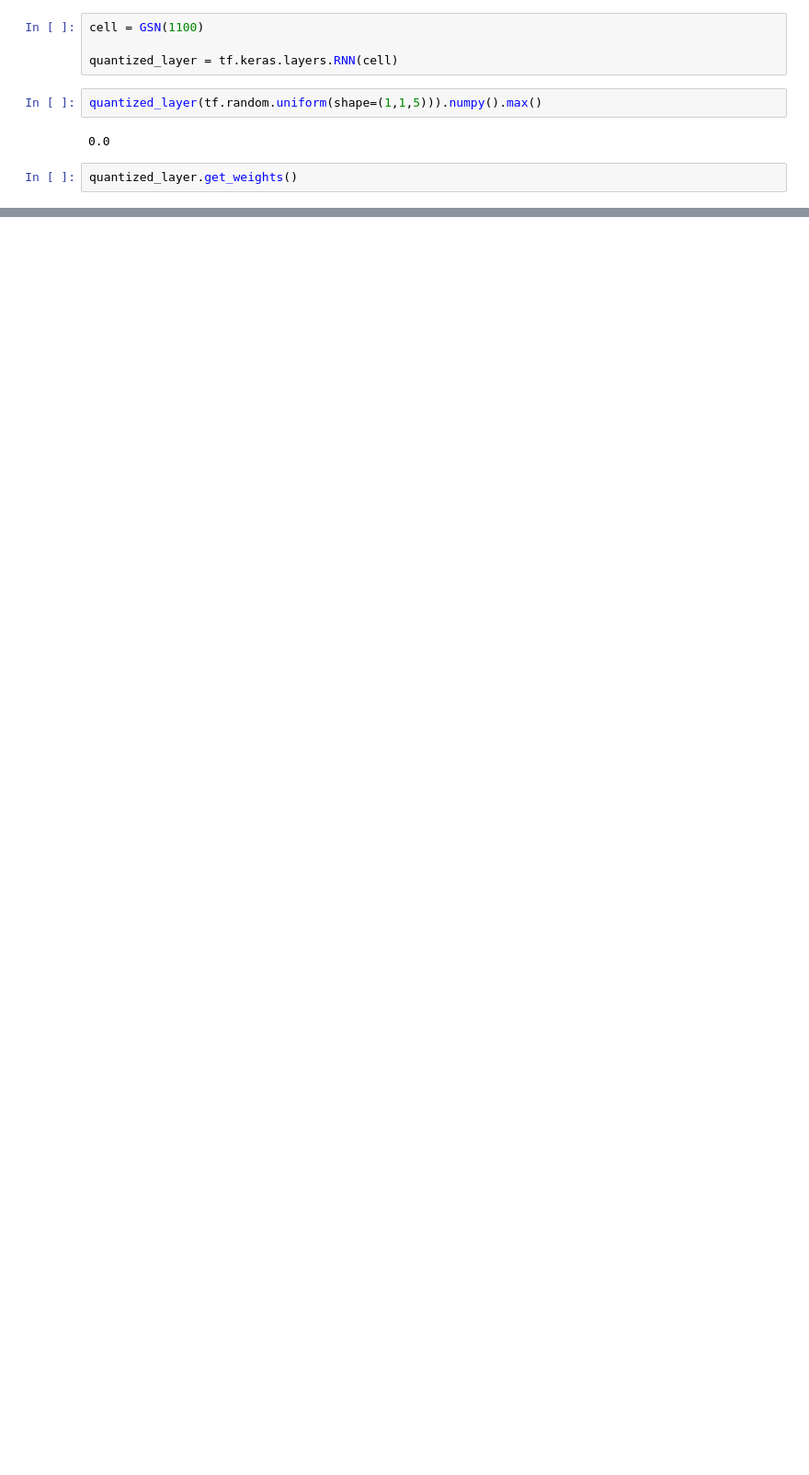
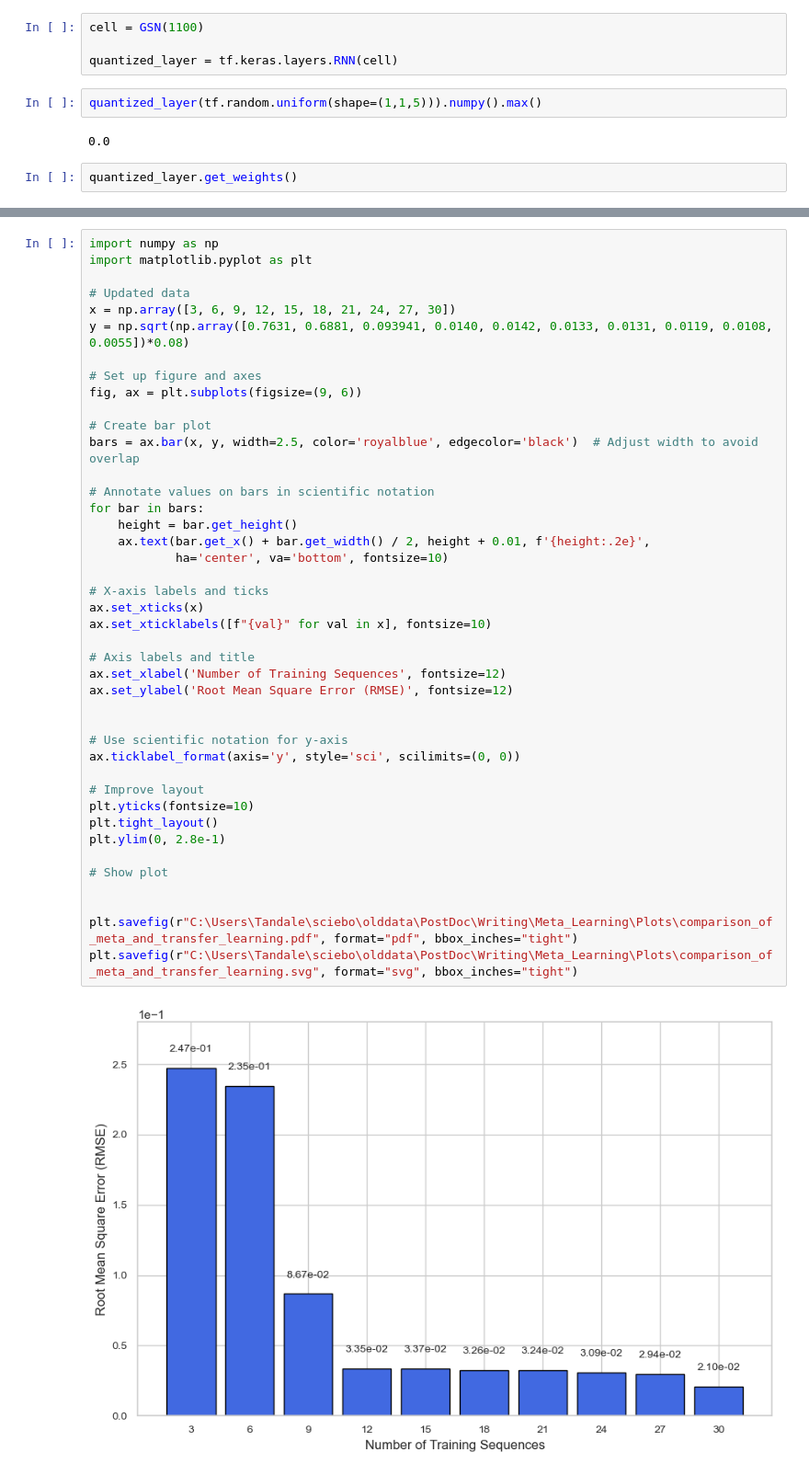
Before and after one commit to saurabh1995/understanding_MAML_RNN, a Jupyter notebook: Rough.ipynb, the cells around one changed output, grey strips where cells are left out. Shown at 92% size. Cells and saved outputs as stored; diff of their text form; blank space fills up the shorter version.

```diff
--- a/Rough.ipynb
+++ b/Rough.ipynb
@@ -149,0 +254,44 @@ quantized_layer.get_weights()
+# %%
+import numpy as np
+import matplotlib.pyplot as plt
+
+# Updated data
+x = np.array([3, 6, 9, 12, 15, 18, 21, 24, 27, 30])
+y = np.sqrt(np.array([0.7631, 0.6881, 0.093941, 0.0140, 0.0142, 0.0133, 0.0131, 0.0119, 0.0108, 0.0055])*0.08)
+
+# Set up figure and axes
+fig, ax = plt.subplots(figsize=(9, 6))
+
+# Create bar plot
+bars = ax.bar(x, y, width=2.5, color='royalblue', edgecolor='black')  # Adjust width to avoid overlap
+
+# Annotate values on bars in scientific notation
+for bar in bars:
+    height = bar.get_height()
+    ax.text(bar.get_x() + bar.get_width() / 2, height + 0.01, f'{height:.2e}',
+            ha='center', va='bottom', fontsize=10)
+
+# X-axis labels and ticks
+ax.set_xticks(x)
+ax.set_xticklabels([f"{val}" for val in x], fontsize=10)
+
+# Axis labels and title
+ax.set_xlabel('Number of Training Sequences', fontsize=12)
+ax.set_ylabel('Root Mean Square Error (RMSE)', fontsize=12)
+
+
+# Use scientific notation for y-axis
+ax.ticklabel_format(axis='y', style='sci', scilimits=(0, 0))
+
+# Improve layout
+plt.yticks(fontsize=10)
+plt.tight_layout()
+plt.ylim(0, 2.8e-1)
+
+# Show plot
+
+
+plt.savefig(r"C:\Users\Tandale\sciebo\olddata\PostDoc\Writing\Meta_Learning\Plots\comparison_of_meta_and_transfer_learning.pdf", format="pdf", bbox_inches="tight")
+plt.savefig(r"C:\Users\Tandale\sciebo\olddata\PostDoc\Writing\Meta_Learning\Plots\comparison_of_meta_and_transfer_learning.svg", format="svg", bbox_inches="tight")
+# %% [output]
+[figure, added]
```
Also changed, not shown: parts of 4 cells of this notebook, 4 other files.
